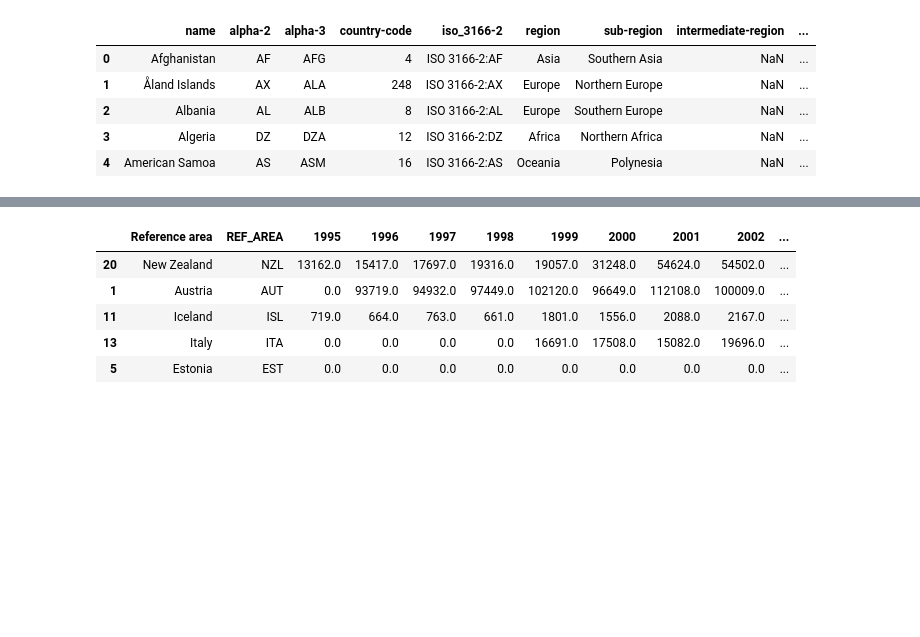
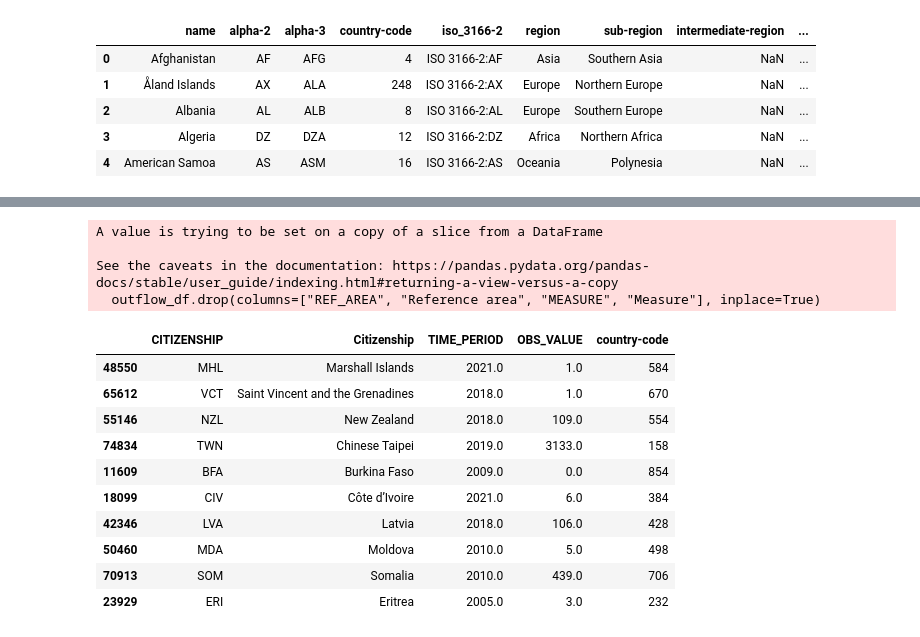
Before and after one commit to aylingunal/CSE548DataViz, a Jupyter notebook: visualisations.ipynb, the cells around one changed output, grey strips where cells are left out. Cells and saved outputs as stored; diff of their text form; code cells hidden in the pictures; blank space fills up the shorter version.

```diff
--- a/visualisations.ipynb
+++ b/visualisations.ipynb
@@ -101,3 +80,0 @@ outflow_df.sample(5)
-# %%
-outflow_df = outflow_df.fillna(0)
-outflow_df["TIME_PERIOD"] = outflow_df["TIME_PERIOD"].astype(int)
@@ -139,18 +102,9 @@ iso_df.head()
+# %%
+outflow_df.drop(columns=["REF_AREA", "Reference area", "MEASURE", "Measure"], inplace=True)
+# %% [output]
+A value is trying to be set on a copy of a slice from a DataFrame
+
+See the caveats in the documentation: https://pandas.pydata.org/pandas-docs/stable/user_guide/indexing.html#returning-a-view-versus-a-copy
+  outflow_df.drop(columns=["REF_AREA", "Reference area", "MEASURE", "Measure"], inplace=True)
 # %%
-# add country-code to outflows_pivot from iso_df
-
-outflows_pivot = outflows_pivot.merge(
-    iso_df[["country-code", "alpha-3"]],
-    left_on="REF_AREA",
-    right_on="alpha-3",
-    how="left",
-)
-
-outflows_pivot.sample(5)
+outflow_df = outflow_df.merge(iso_df[["country-code", "alpha-3"]], left_on="CITIZENSHIP", right_on="alpha-3", how="right")
-# %% [output]
-|  | Reference area | REF_AREA | 1995 | 1996 | 1997 | 1998 | 1999 | 2000 | 2001 | 2002 | ... |
-| 20 | New Zealand | NZL | 13162.0 | 15417.0 | 17697.0 | 19316.0 | 19057.0 | 31248.0 | 54624.0 | 54502.0 | ... |
-| 1 | Austria | AUT | 0.0 | 93719.0 | 94932.0 | 97449.0 | 102120.0 | 96649.0 | 112108.0 | 100009.0 | ... |
-| 11 | Iceland | ISL | 719.0 | 664.0 | 763.0 | 661.0 | 1801.0 | 1556.0 | 2088.0 | 2167.0 | ... |
-| 13 | Italy | ITA | 0.0 | 0.0 | 0.0 | 0.0 | 16691.0 | 17508.0 | 15082.0 | 19696.0 | ... |
-| 5 | Estonia | EST | 0.0 | 0.0 | 0.0 | 0.0 | 0.0 | 0.0 | 0.0 | 0.0 | ... |
@@ -157 +113,15 @@ outflows_pivot.sample(5)
+# %%
+outflow_df.sample(10)
+# %% [output]
+|  | CITIZENSHIP | Citizenship | TIME_PERIOD | OBS_VALUE | country-code |
+| 48550 | MHL | Marshall Islands | 2021.0 | 1.0 | 584 |
+| 65612 | VCT | Saint Vincent and the Grenadines | 2018.0 | 1.0 | 670 |
+| 55146 | NZL | New Zealand | 2018.0 | 109.0 | 554 |
+| 74834 | TWN | Chinese Taipei | 2019.0 | 3133.0 | 158 |
+| 11609 | BFA | Burkina Faso | 2009.0 | 0.0 | 854 |
+| 18099 | CIV | Côte d’Ivoire | 2021.0 | 6.0 | 384 |
+| 42346 | LVA | Latvia | 2018.0 | 106.0 | 428 |
+| 50460 | MDA | Moldova | 2010.0 | 5.0 | 498 |
+| 70913 | SOM | Somalia | 2010.0 | 439.0 | 706 |
+| 23929 | ERI | Eritrea | 2005.0 | 3.0 | 232 |
 # %%
```
Also changed, not shown: parts of 31 cells of this notebook, 5 other files.
